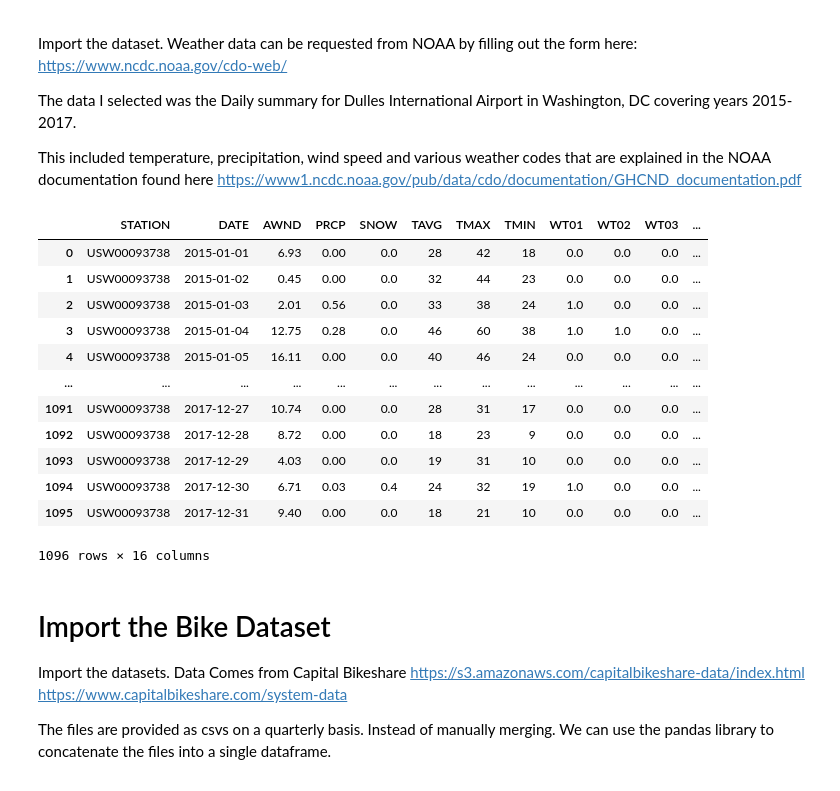
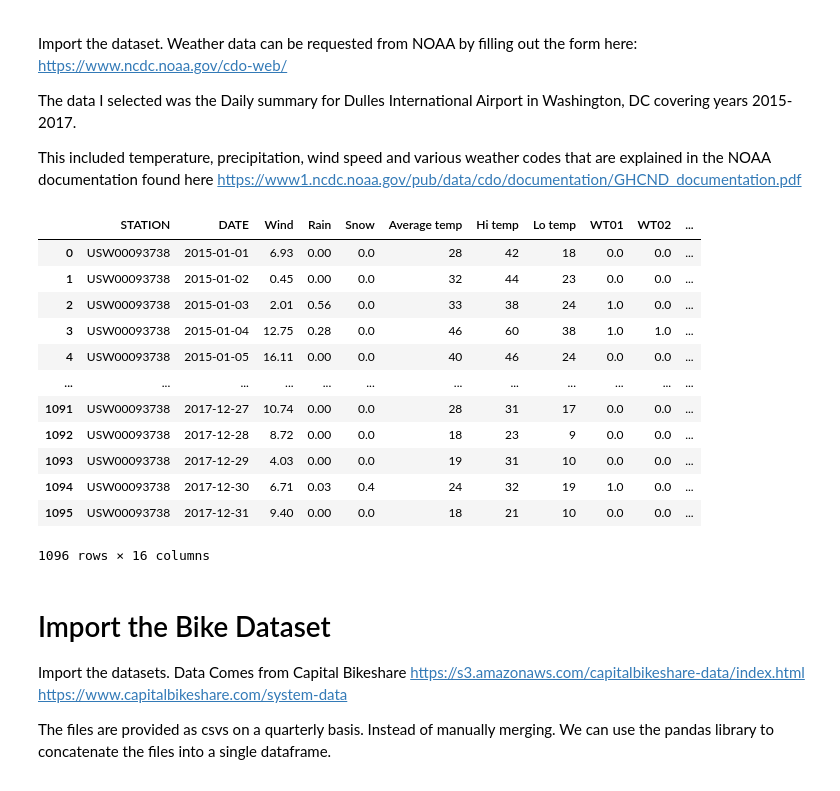
Before and after one commit to tylersoren/bike-share-prediction-app, a Jupyter notebook: models/ml-model.ipynb, the cells around one changed output. Cells and saved outputs as stored; diff of their text form; code cells hidden in the pictures.

```diff
--- a/models/ml-model.ipynb
+++ b/models/ml-model.ipynb
@@ -57,29 +57,35 @@ The data I selected was the Daily summary for Dulles International Airport in Wa
 This included temperature, precipitation, wind speed and various weather codes that are explained in the NOAA documentation found here https://www1.ncdc.noaa.gov/pub/data/cdo/documentation/GHCND_documentation.pdf
 # %%
 weather_df = pd.read_csv(filepath_or_buffer=os.path.join(raw_data_dir, weather_file),  parse_dates=[1])
-# weather_df['DATE'] = weather_df['DATE'].dt.date
 
 # Replace Nulls will 0
 weather_df.fillna(0, inplace=True)
 
-##########################################
-## Add rename of columns
+# Rename columns
+weather_df.rename(mapper={
+        'AWND': 'Wind',
+        'PRCP': 'Rain',
+        'SNOW': 'Snow',
+        'TAVG': 'Average temp',
+        'TMAX': 'Hi temp',
+        'TMIN': 'Lo temp',
+    },axis=1, inplace = True)
 
 # View the resulting dataframe
 weather_df
 # %% [output]
-|  | STATION | DATE | AWND | PRCP | SNOW | TAVG | TMAX | TMIN | WT01 | WT02 | WT03 | ... |
-| 0 | USW00093738 | 2015-01-01 | 6.93 | 0.00 | 0.0 | 28 | 42 | 18 | 0.0 | 0.0 | 0.0 | ... |
-| 1 | USW00093738 | 2015-01-02 | 0.45 | 0.00 | 0.0 | 32 | 44 | 23 | 0.0 | 0.0 | 0.0 | ... |
-| 2 | USW00093738 | 2015-01-03 | 2.01 | 0.56 | 0.0 | 33 | 38 | 24 | 1.0 | 0.0 | 0.0 | ... |
-| 3 | USW00093738 | 2015-01-04 | 12.75 | 0.28 | 0.0 | 46 | 60 | 38 | 1.0 | 1.0 | 0.0 | ... |
-| 4 | USW00093738 | 2015-01-05 | 16.11 | 0.00 | 0.0 | 40 | 46 | 24 | 0.0 | 0.0 | 0.0 | ... |
-| ... | ... | ... | ... | ... | ... | ... | ... | ... | ... | ... | ... | ... |
-| 1091 | USW00093738 | 2017-12-27 | 10.74 | 0.00 | 0.0 | 28 | 31 | 17 | 0.0 | 0.0 | 0.0 | ... |
-| 1092 | USW00093738 | 2017-12-28 | 8.72 | 0.00 | 0.0 | 18 | 23 | 9 | 0.0 | 0.0 | 0.0 | ... |
-| 1093 | USW00093738 | 2017-12-29 | 4.03 | 0.00 | 0.0 | 19 | 31 | 10 | 0.0 | 0.0 | 0.0 | ... |
-| 1094 | USW00093738 | 2017-12-30 | 6.71 | 0.03 | 0.4 | 24 | 32 | 19 | 1.0 | 0.0 | 0.0 | ... |
-| 1095 | USW00093738 | 2017-12-31 | 9.40 | 0.00 | 0.0 | 18 | 21 | 10 | 0.0 | 0.0 | 0.0 | ... |
+|  | STATION | DATE | Wind | Rain | Snow | Average temp | Hi temp | Lo temp | WT01 | WT02 | ... |
+| 0 | USW00093738 | 2015-01-01 | 6.93 | 0.00 | 0.0 | 28 | 42 | 18 | 0.0 | 0.0 | ... |
+| 1 | USW00093738 | 2015-01-02 | 0.45 | 0.00 | 0.0 | 32 | 44 | 23 | 0.0 | 0.0 | ... |
+| 2 | USW00093738 | 2015-01-03 | 2.01 | 0.56 | 0.0 | 33 | 38 | 24 | 1.0 | 0.0 | ... |
+| 3 | USW00093738 | 2015-01-04 | 12.75 | 0.28 | 0.0 | 46 | 60 | 38 | 1.0 | 1.0 | ... |
+| 4 | USW00093738 | 2015-01-05 | 16.11 | 0.00 | 0.0 | 40 | 46 | 24 | 0.0 | 0.0 | ... |
+| ... | ... | ... | ... | ... | ... | ... | ... | ... | ... | ... | ... |
+| 1091 | USW00093738 | 2017-12-27 | 10.74 | 0.00 | 0.0 | 28 | 31 | 17 | 0.0 | 0.0 | ... |
+| 1092 | USW00093738 | 2017-12-28 | 8.72 | 0.00 | 0.0 | 18 | 23 | 9 | 0.0 | 0.0 | ... |
+| 1093 | USW00093738 | 2017-12-29 | 4.03 | 0.00 | 0.0 | 19 | 31 | 10 | 0.0 | 0.0 | ... |
+| 1094 | USW00093738 | 2017-12-30 | 6.71 | 0.03 | 0.4 | 24 | 32 | 19 | 1.0 | 0.0 | ... |
+| 1095 | USW00093738 | 2017-12-31 | 9.40 | 0.00 | 0.0 | 18 | 21 | 10 | 0.0 | 0.0 | ... |
 1096 rows × 16 columns
 # %% [markdown]
 # Import the Bike Dataset
```
Also changed, not shown: parts of 22 cells of this notebook, 3 other files.
